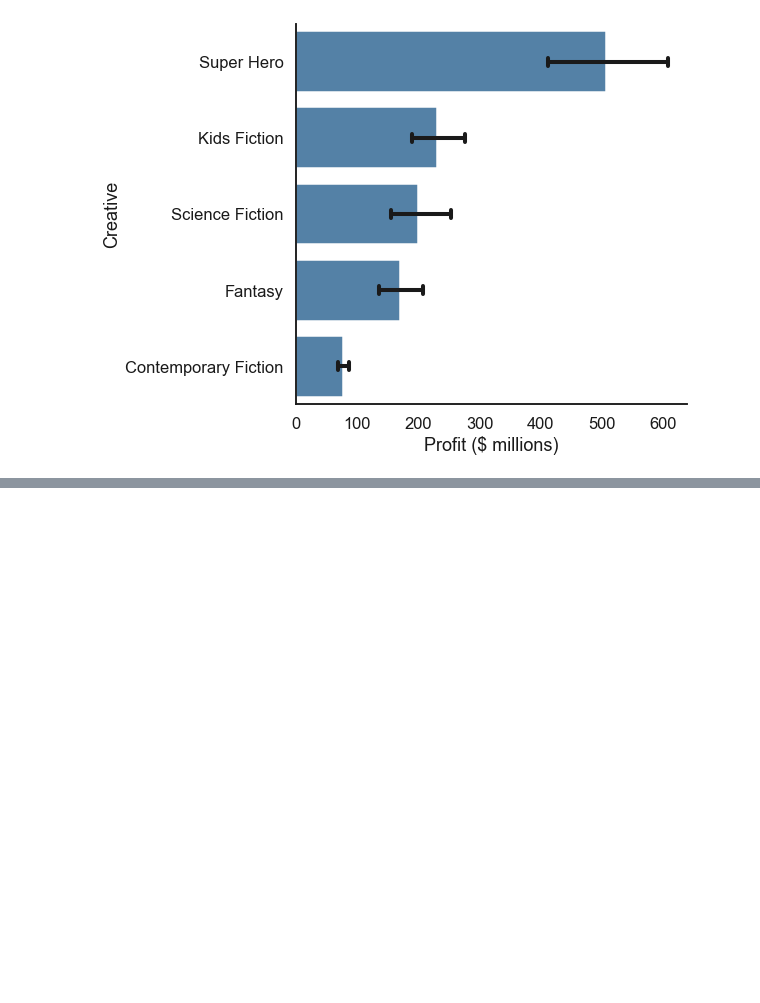
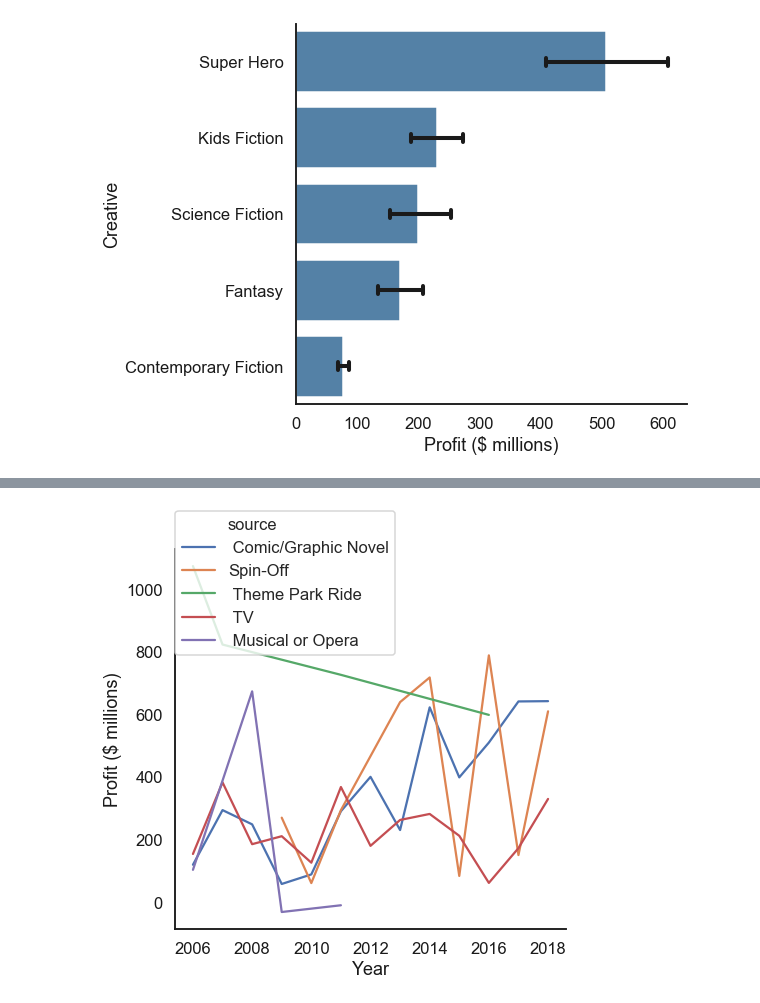
Before and after one commit to jleifnf/JN-Studio, a Jupyter notebook: JN_Studio.ipynb, the cells around one changed output, grey strips where cells are left out. Drawn from its saved outputs; the diff is of its cells as text; code cells hidden in the pictures; blank space fills up the shorter version.

```diff
--- a/JN_Studio.ipynb
+++ b/JN_Studio.ipynb
@@ -122,0 +131,4 @@ data_line_graph(movie_data, 'genre')
+# %%
+data_line_graph(movie_data, 'source')
+# %% [output]
+[figure, added]
```
Also changed, not shown: parts of 17 cells of this notebook, 13 other files.
